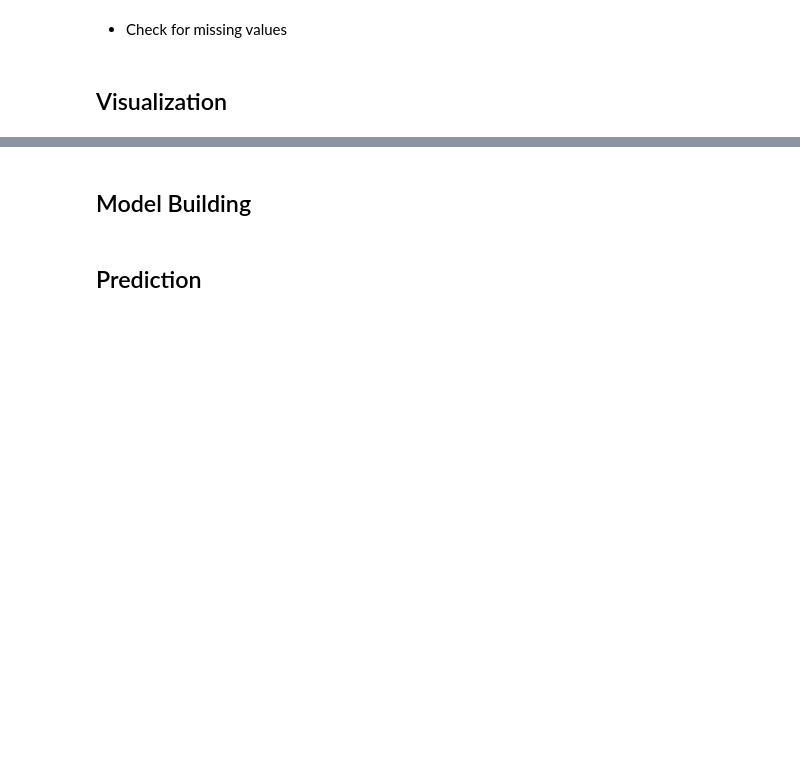
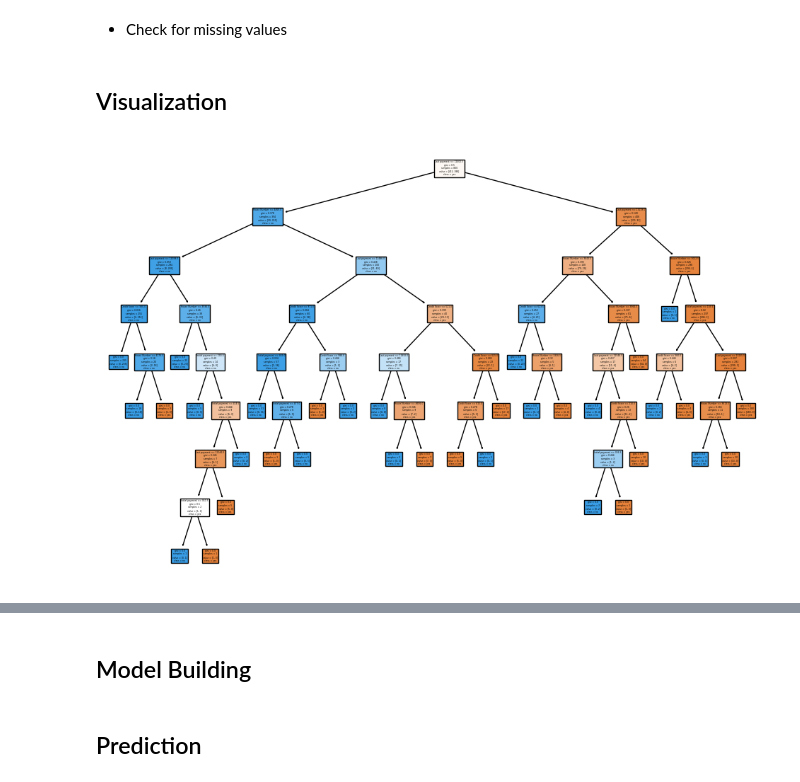
Before and after one commit to hamid-kordi/Decision-Tree, a Jupyter notebook: Phase2/Phase2.ipynb, the cells around one changed output, grey strips where cells are left out. Cells and saved outputs as stored; diff of their text form; code cells hidden in the pictures; blank space fills up the shorter version.

```diff
--- a/Phase2/Phase2.ipynb
+++ b/Phase2/Phase2.ipynb
@@ -23,3 +56,8 @@ Descriptive Statistics:
+# %%
+# Assuming you have a DataFrame named 'data'
+X = dataset[['Initial payment', 'Last payment', 'Credit Score', 'House Number']]
+y = dataset['Result']
+X_train, X_test, y_train, y_test = train_test_split(X, y, test_size=0.2, random_state=42)
 # %% [markdown]
 - provide a brief overview of the dataset (use info() )
 - What is the nature of the data (e.g., text, numerical, images)?
@@ -32,0 +67,3 @@ Descriptive Statistics:
+# %%
+dt_classifier = DecisionTreeClassifier(random_state=42)
+dt_classifier.fit(X_train, y_train)
@@ -40,0 +128,6 @@ Descriptive Statistics:
+# %%
+plt.figure(figsize=(12, 8))
+plot_tree(dt_classifier, filled=True, feature_names=X.columns, class_names=['yes', 'no'])
+plt.show()
+# %% [output]
+[figure, added]
```
Also changed, not shown: parts of 19 cells of this notebook, 3 other files.
